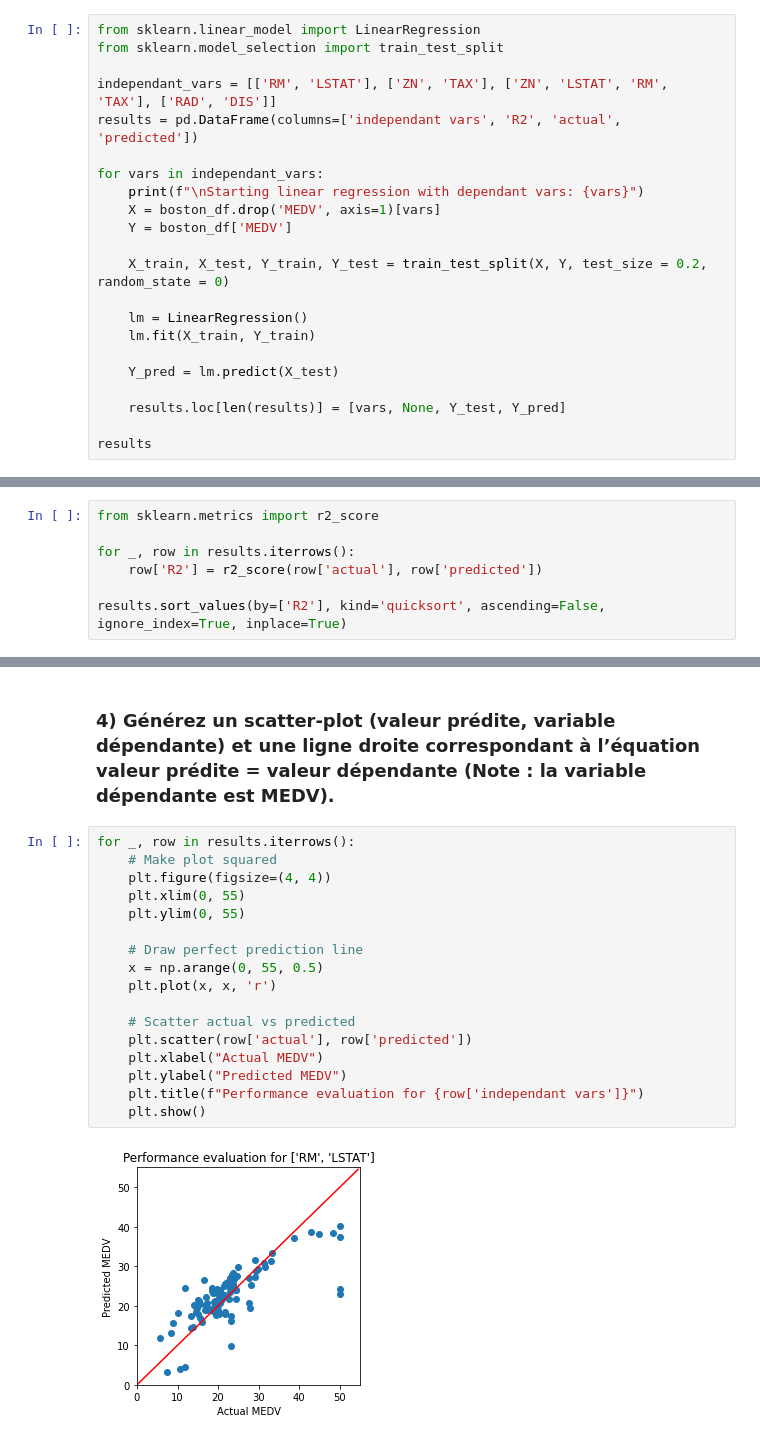
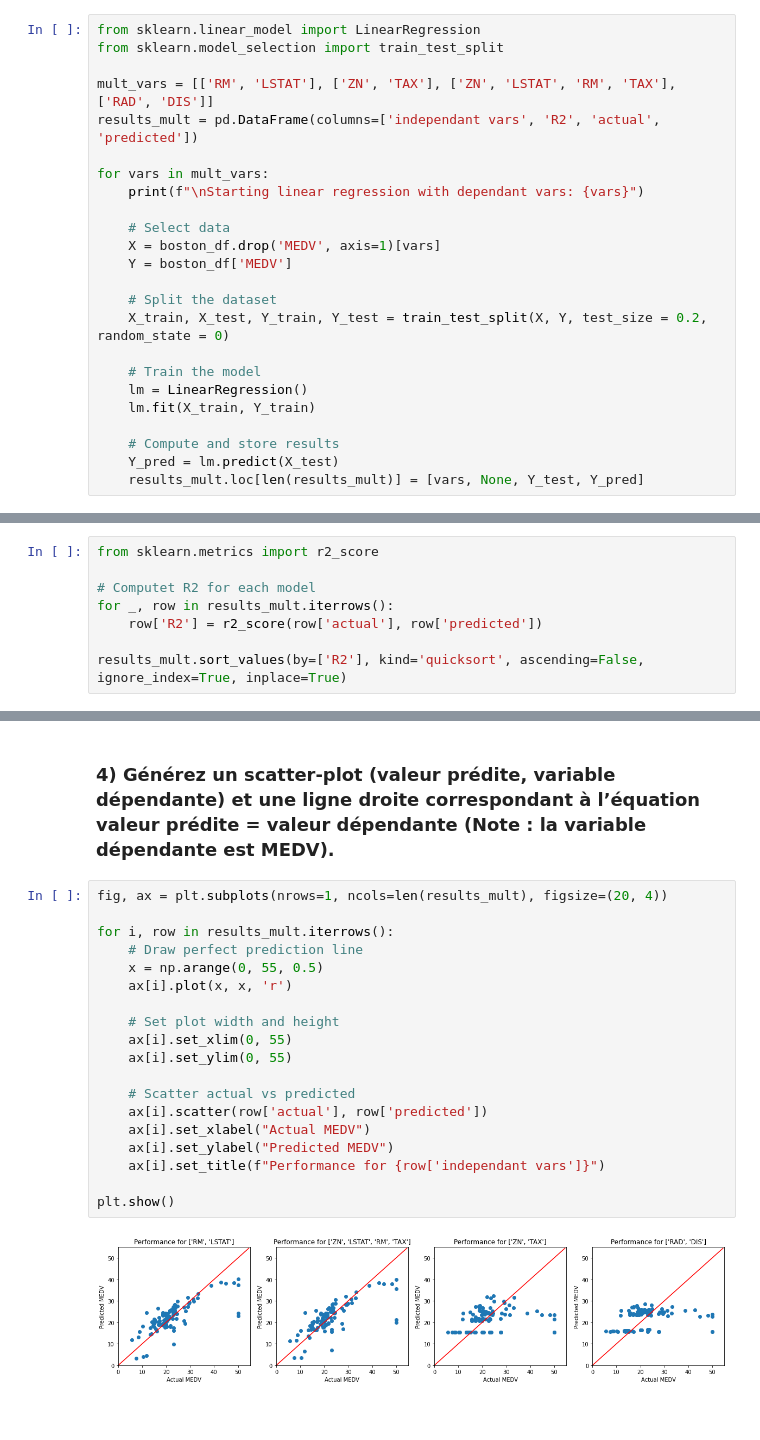
Before and after one commit to Leandro4002/ISD_TP5, a Jupyter notebook: notebook.ipynb, the cells around one changed output, grey strips where cells are left out. Cells and saved outputs as stored; diff of their text form; blank space fills up the shorter version.

```diff
--- a/notebook.ipynb
+++ b/notebook.ipynb
@@ -297,24 +297,26 @@ Pour prédire au mieux la valeur de MEDV, nous avons utilisé une régression li
 from sklearn.linear_model import LinearRegression
 from sklearn.model_selection import train_test_split
 
-independant_vars = [['RM', 'LSTAT'], ['ZN', 'TAX'], ['ZN', 'LSTAT', 'RM', 'TAX'], ['RAD', 'DIS']]
-results = pd.DataFrame(columns=['independant vars', 'R2', 'actual', 'predicted'])
+mult_vars = [['RM', 'LSTAT'], ['ZN', 'TAX'], ['ZN', 'LSTAT', 'RM', 'TAX'], ['RAD', 'DIS']]
+results_mult = pd.DataFrame(columns=['independant vars', 'R2', 'actual', 'predicted'])
 
-for vars in independant_vars:
+for vars in mult_vars:
 	print(f"\nStarting linear regression with dependant vars: {vars}")
+
+	# Select data
 	X = boston_df.drop('MEDV', axis=1)[vars]
 	Y = boston_df['MEDV']
 
+	# Split the dataset
 	X_train, X_test, Y_train, Y_test = train_test_split(X, Y, test_size = 0.2, random_state = 0)
 
+	# Train the model
 	lm = LinearRegression()
 	lm.fit(X_train, Y_train)
 
+	# Compute and store results
 	Y_pred = lm.predict(X_test)
-
-	results.loc[len(results)] = [vars, None, Y_test, Y_pred]
-
-results
+	results_mult.loc[len(results_mult)] = [vars, None, Y_test, Y_pred]
 # %% [output]
 Starting linear regression with dependant vars: ['RM', 'LSTAT']
 
@@ -333,10 +330,11 @@ Starting linear regression with dependant vars: ['RAD', 'DIS']
 # %%
 from sklearn.metrics import r2_score
 
-for _, row in results.iterrows():
+# Computet R2 for each model
+for _, row in results_mult.iterrows():
 	row['R2'] = r2_score(row['actual'], row['predicted'])
 
-results.sort_values(by=['R2'], kind='quicksort', ascending=False, ignore_index=True, inplace=True)
+results_mult.sort_values(by=['R2'], kind='quicksort', ascending=False, ignore_index=True, inplace=True)
 # %% [markdown]
 ### 3) Présentez les résultats de vos expériences (points 1 et 2) avec la base de données proposée et commentez ceux-ci.
 # %%
@@ -360,21 +358,23 @@ Nous en concluons qu'il faut utiliser uniquement les variables les plus pertinen
 # %% [markdown]
 ### 4) Générez un scatter-plot (valeur prédite, variable dépendante) et une ligne droite correspondant à l’équation valeur prédite = valeur dépendante (Note : la variable dépendante est MEDV).
 # %%
-for _, row in results.iterrows():
-	# Make plot squared
-	plt.figure(figsize=(4, 4))
-	plt.xlim(0, 55)
-	plt.ylim(0, 55)
+fig, ax = plt.subplots(nrows=1, ncols=len(results_mult), figsize=(20, 4))
 
+for i, row in results_mult.iterrows():
 	# Draw perfect prediction line
 	x = np.arange(0, 55, 0.5)
-	plt.plot(x, x, 'r')
+	ax[i].plot(x, x, 'r')
+
+	# Set plot width and height
+	ax[i].set_xlim(0, 55)
+	ax[i].set_ylim(0, 55)
 
 	# Scatter actual vs predicted
-	plt.scatter(row['actual'], row['predicted'])
-	plt.xlabel("Actual MEDV")
-	plt.ylabel("Predicted MEDV")
-	plt.title(f"Performance evaluation for {row['independant vars']}")
-	plt.show()
+	ax[i].scatter(row['actual'], row['predicted'])
+	ax[i].set_xlabel("Actual MEDV")
+	ax[i].set_ylabel("Predicted MEDV")
+	ax[i].set_title(f"Performance for {row['independant vars']}")
+
+plt.show()
 # %% [output]
-[figure, old version]
+[figure, new version]
```
Also changed, not shown: parts of 11 cells of this notebook.
